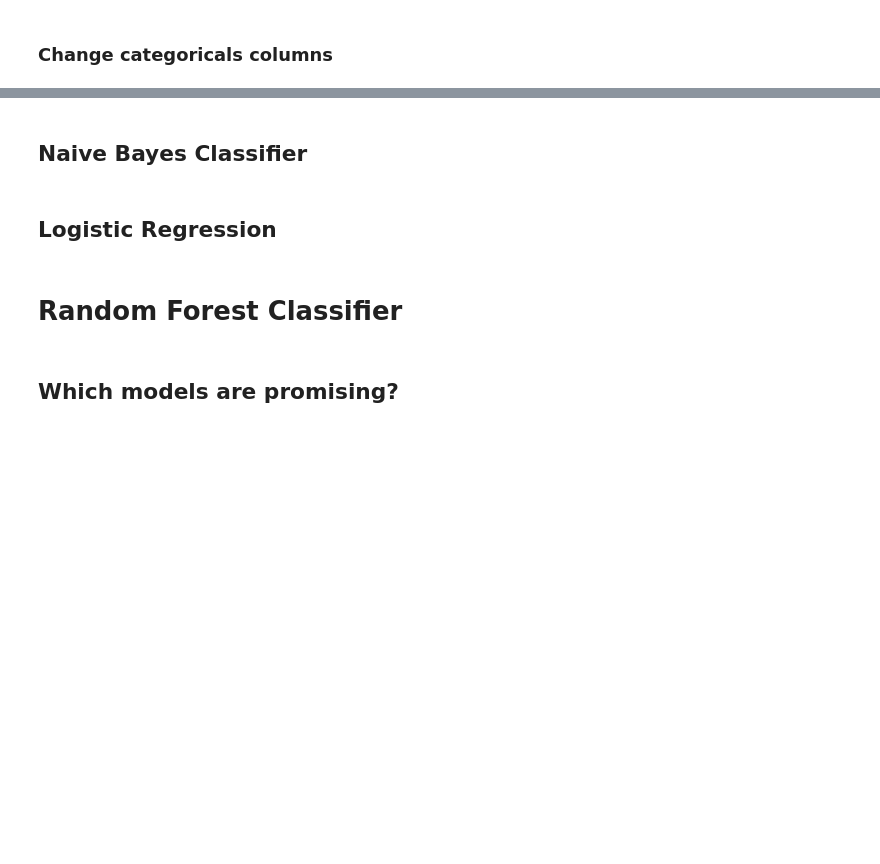
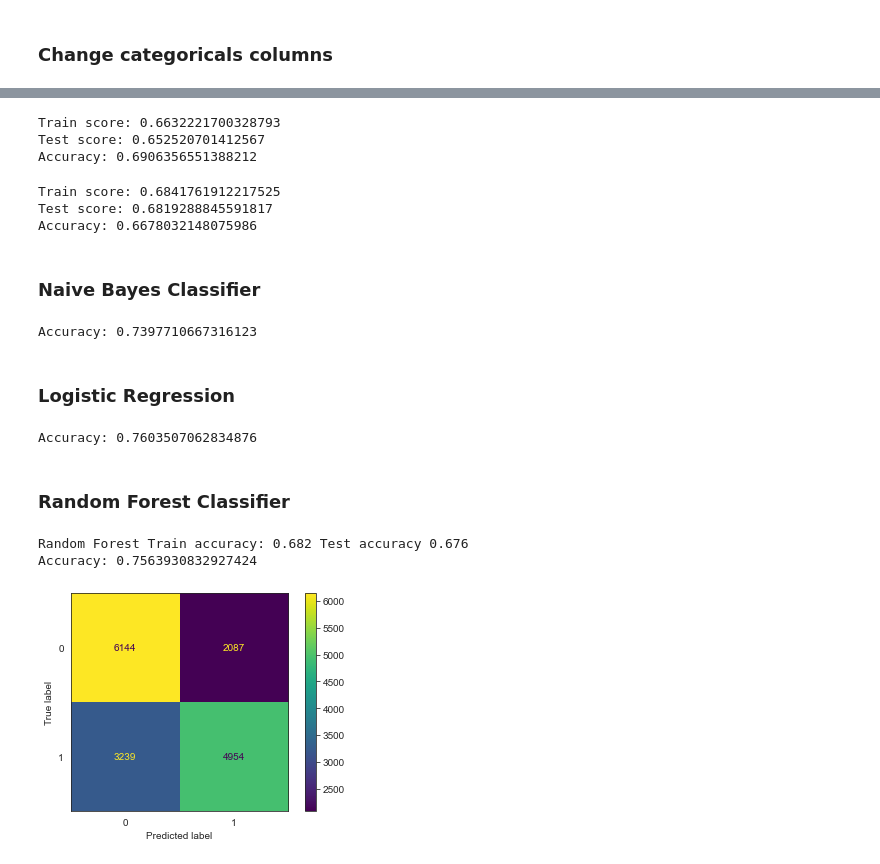
Before and after one commit to AdrianPaulCarrieres/machine_learning, a Jupyter notebook: notebook.ipynb, the cells around one changed output, grey strips where cells are left out. Cells and saved outputs as stored; diff of their text form; code cells hidden in the pictures; blank space fills up the shorter version.

Commit message:
added plot

```diff
--- a/notebook.ipynb
+++ b/notebook.ipynb
@@ -195,7 +277,13 @@ tree = tree.fit(X_train, y_train)
 # Predict the response for test dataset
 y_pred = tree.predict(X_test)
 
-print("Accuracy:", metrics.accuracy_score(y_test, y_pred))
+acc = metrics.accuracy_score(y_test, y_pred)
+accuracy_results.append(acc)
+print("Accuracy:", acc)
+# %% [output]
+Train score: 0.6632221700328793
+Test score: 0.652520701412567
+Accuracy: 0.6906356551388212
 # %%
 from sklearn.ensemble import AdaBoostClassifier
 
@@ -218,9 +306,15 @@ tree = tree.fit(X_train, y_train)
 # Predict the response for test dataset
 y_pred = tree.predict(X_test)
 
-print("Accuracy:", metrics.accuracy_score(y_test, y_pred))
+acc = metrics.accuracy_score(y_test, y_pred)
+accuracy_results.append(acc)
+print("Accuracy:", acc)
+# %% [output]
+Train score: 0.6841761912217525
+Test score: 0.6819288845591817
+Accuracy: 0.6678032148075986
 # %% [markdown]
-## Naive Bayes Classifier
+### Naive Bayes Classifier
 # %%
 # Import Gaussian Naive Bayes model
 from sklearn.naive_bayes import GaussianNB
@@ -233,39 +327,55 @@ gnb.fit(X_train, y_train)
 
 # Predict the response for test dataset
 y_pred = gnb.predict(X_test)
-print("Accuracy:", metrics.accuracy_score(y_test, y_pred))
+
+acc = metrics.accuracy_score(y_test, y_pred)
+accuracy_results.append(acc)
+print("Accuracy:", acc)
+# %% [output]
+Accuracy: 0.7397710667316123
 # %% [markdown]
-## Logistic Regression
+### Logistic Regression
 # %%
 from sklearn.linear_model import LogisticRegression
 classifier = LogisticRegression(random_state=0)
 classifier.fit(X_train, y_train)
 y_pred = classifier.predict(X_test)
-print("Accuracy : ", accuracy_score(y_test, y_pred))
+
+acc = metrics.accuracy_score(y_test, y_pred)
+accuracy_results.append(acc)
+print("Accuracy:", acc)
+# %% [output]
+Accuracy: 0.7603507062834876
 # %% [markdown]
-# Random Forest Classifier
+### Random Forest Classifier
 # %%
 from sklearn.ensemble import RandomForestClassifier
 from sklearn import metrics
 
 classifierRandomForest = RandomForestClassifier(
     max_depth=2, n_estimators=2, random_state=100, criterion='entropy')
 
 
 def calculate_accuracy(classifier, X_train, X_test, y_train, y_test, modelName):
     classifier.fit(X_train, y_train)
     y_pred_train = classifier.predict(X_train)
     y_pred_test = classifier.predict(X_test)
     accuracy_train = metrics.accuracy_score(y_train, y_pred_train)
     accuracy_test = metrics.accuracy_score(y_test, y_pred_test)
     print(modelName, 'Train accuracy:', '{:.3f}'.format(
         accuracy_train), 'Test accuracy', '{:.3f}'.format(accuracy_test))
     return accuracy_train, accuracy_test, classifier
 
 
 accuracy_train, accuracy_test, trained_classifier = calculate_accuracy(
     classifierRandomForest, X_train, X_test, y_train, y_test, modelName="Random Forest")
 metrics.ConfusionMatrixDisplay.from_estimator(
     trained_classifier, X_test, y_test)
+
+acc = metrics.accuracy_score(y_test, preds)
+accuracy_results.append(acc)
+print("Accuracy:", acc)
+# %% [output]
+Random Forest Train accuracy: 0.682 Test accuracy 0.676
+Accuracy: 0.7563930832927424
+[figure, added]
-# %% [markdown]
-## Which models are promising?
```
Also changed, not shown: parts of 48 cells of this notebook.
